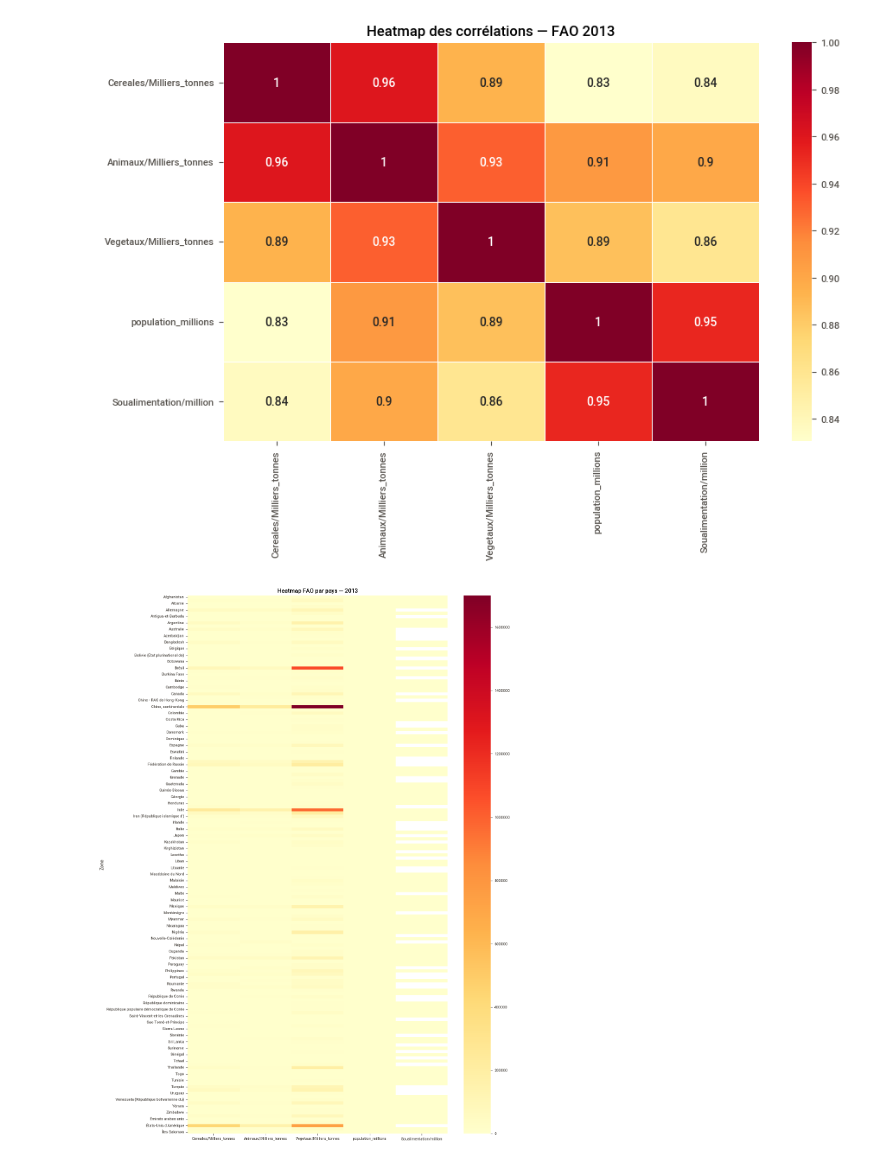
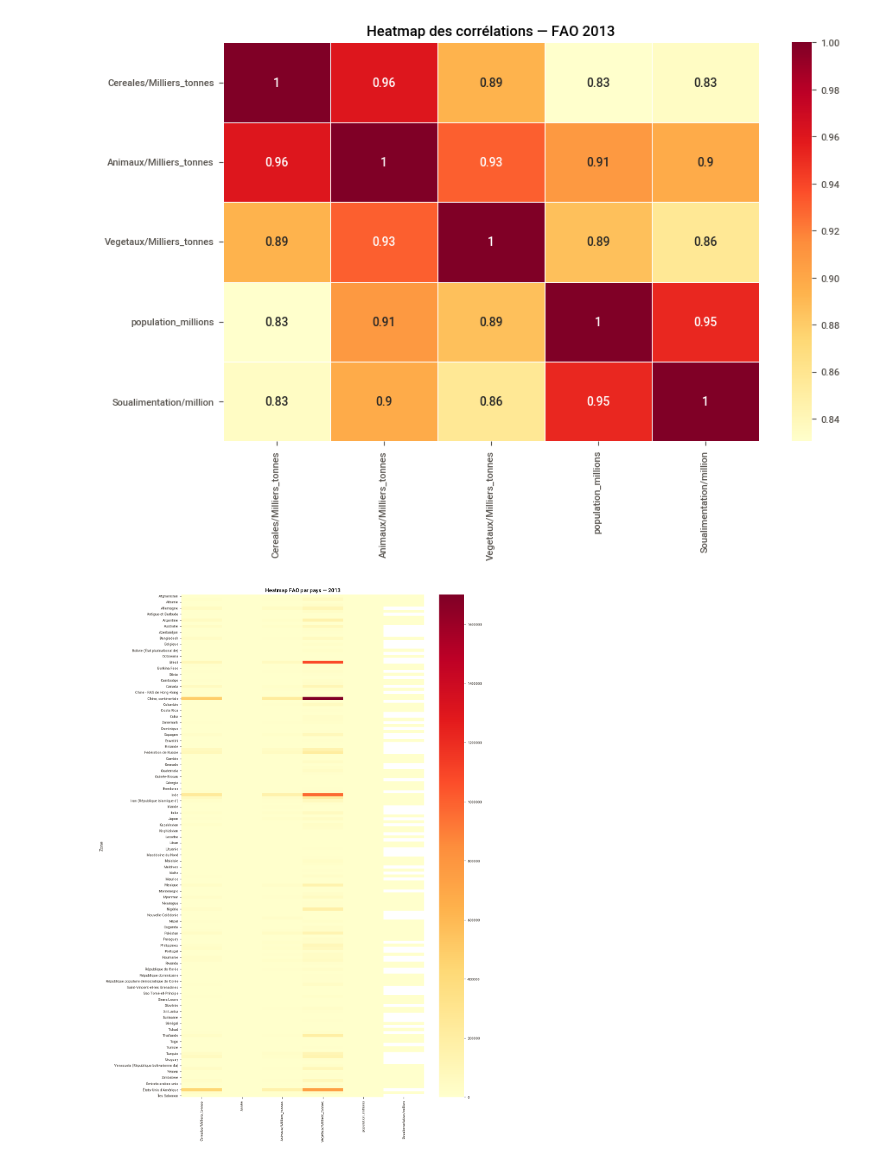
Before and after one commit to SIMPLON-DIST-Data-Analyst-211541/Hanna_Bief_FAO, a Jupyter notebook: FAO/Nettoyage.ipynb, the cells around one changed output. Saved outputs shown, nothing was run; the diff lists cells and outputs as text; code cells hidden in the pictures.

```diff
--- a/FAO/Nettoyage.ipynb
+++ b/FAO/Nettoyage.ipynb
@@ -652,6 +635,10 @@ df_sous_20122014 = df_sous[df_sous['Code année'] == 20122014]
 
 df_sous_valeur = df_sous_20122014[['Zone', 'Valeur']]
 df_sous_valeur = df_sous_valeur.rename(columns={'Valeur': 'Soualimentation/million'})
+df_sous_valeur["Soualimentation/million"] = pd.to_numeric(
+    df_sous_valeur["Soualimentation/million"],
+    errors="coerce"
+)
 # %%
 df_sous_valeur.head()
 # %% [output]
@@ -1016,14 +1016,13 @@ plt.show()
 [figure]
 # %%
 
-
-
+cols_num = df_final.select_dtypes(include='number').columns
 df_pivot = df_final.set_index('Zone')[cols_num]
 
 plt.figure(figsize=(12,20))
 sns.heatmap(df_pivot, cmap='YlOrRd')
 plt.title("Heatmap FAO par pays — 2013")
 plt.show()
 # %% [output]
-[figure, old version]
+[figure, new version]
 # %%
```
Also changed, not shown: parts of 25 cells of this notebook, 3 other files.
